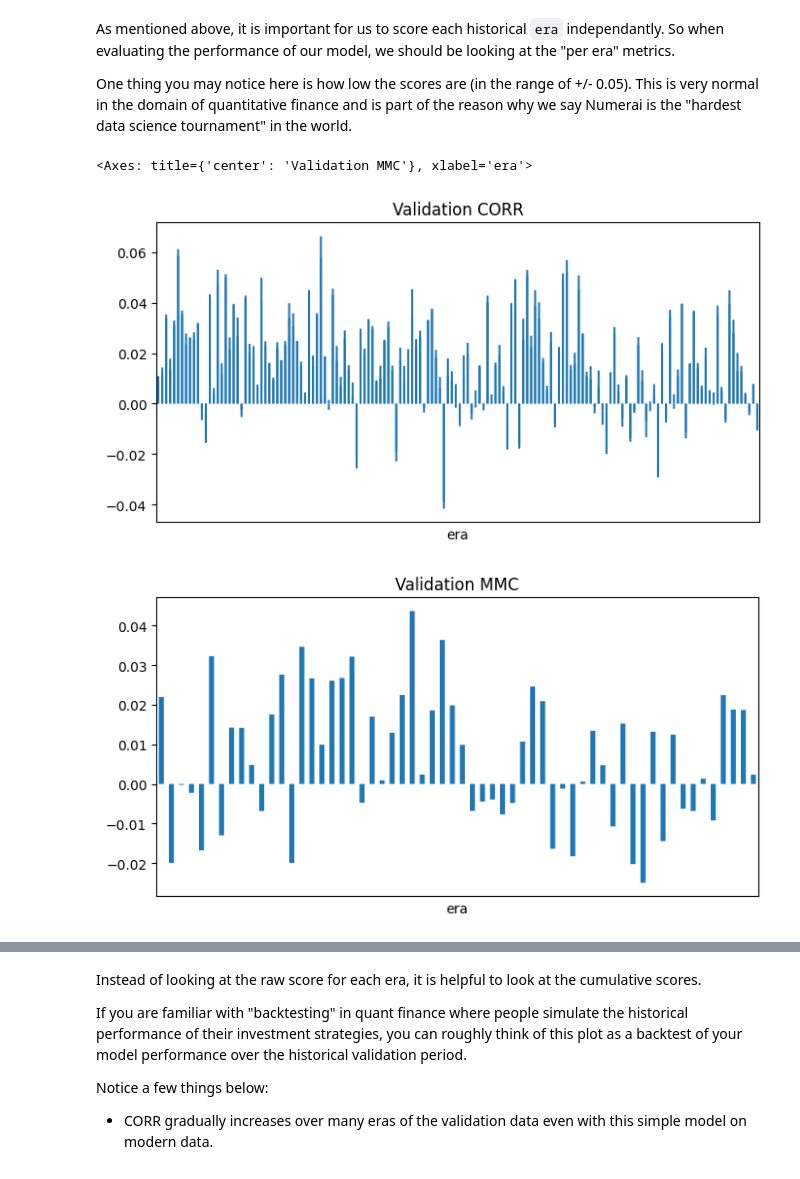
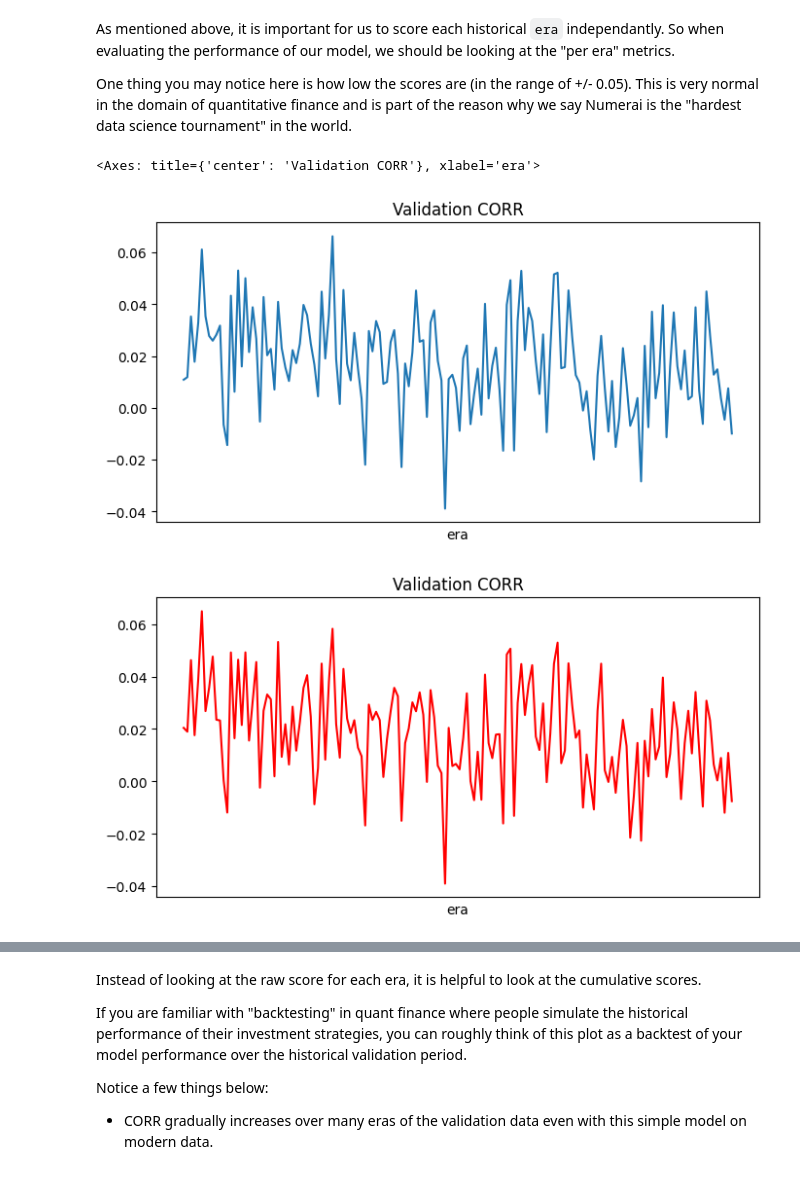
Before and after one commit to giulianochiriaco/NumerAI, a Jupyter notebook: hello_numerai.ipynb, the cells around one changed output, grey strips where cells are left out. Saved outputs shown, nothing was run; the diff lists cells and outputs as text; code cells hidden in the pictures.

```diff
--- a/hello_numerai.ipynb
+++ b/hello_numerai.ipynb
@@ -371,47 +382,36 @@ As mentioned above, it is important for us to score each historical `era` indepe
 One thing you may notice here is how low the scores are (in the range of +/- 0.05). This is very normal in the domain of quantitative finance and is part of the reason why we say Numerai is the "hardest data science tournament" in the world.
 # %%
 # Compute the per-era corr between our predictions and the target values
-per_era_corr = validation.groupby("era").apply(
+per_era_corr_06 = validation.groupby("era").apply(
     lambda x: numerai_corr(x[["prediction"]].dropna(), x["target"].dropna())
 )
 
-corr_by_era = validation2.groupby('era').apply(lambda x: x['prediction'].corr(x['target']))
+per_era_corr_01 = validation2.groupby('era').apply(lambda x: x['prediction'].corr(x['target']))
 
 
 # Compute the per-era mmc between our predictions, the meta model, and the target values
-per_era_mmc = validation.dropna().groupby("era").apply(
-    lambda x: correlation_contribution(x[["prediction"]], x["meta_model"], x["target"])
-)
+#per_era_mmc = validation.dropna().groupby("era").apply(lambda x: correlation_contribution(x[["prediction"]], x["meta_model"], x["target"]))
 
 
 # Plot the per-era correlation
-per_era_corr.plot(
+per_era_corr_01.plot(
   title="Validation CORR",
-  kind="bar",
   figsize=(8, 4),
   xticks=[],
   legend=False,
   snap=False
 )
 
-corr_by_era.plot(
-  title="Validation CORR",
-  kind="bar",
+per_era_corr_06.plot(
+  title="Validation CORR",color='red',
   figsize=(8, 4),
   xticks=[],
   legend=False,
   snap=False
 )
 
-per_era_mmc.plot(
-  title="Validation MMC",
-  kind="bar",
-  figsize=(8, 4),
-  xticks=[],
-  legend=False,
-  snap=False
-)
+#per_era_mmc.plot(title="Validation MMC",kind="bar",figsize=(8, 4),xticks=[],legend=False,snap=False)
 # %% [output]
-<Axes: title={'center': 'Validation MMC'}, xlabel='era'>
+<Axes: title={'center': 'Validation CORR'}, xlabel='era'>
-[figure, old version]
+[figure, new version]
-[figure, old version]
+[figure, new version]
```
Also changed, not shown: parts of 5 cells of this notebook.
